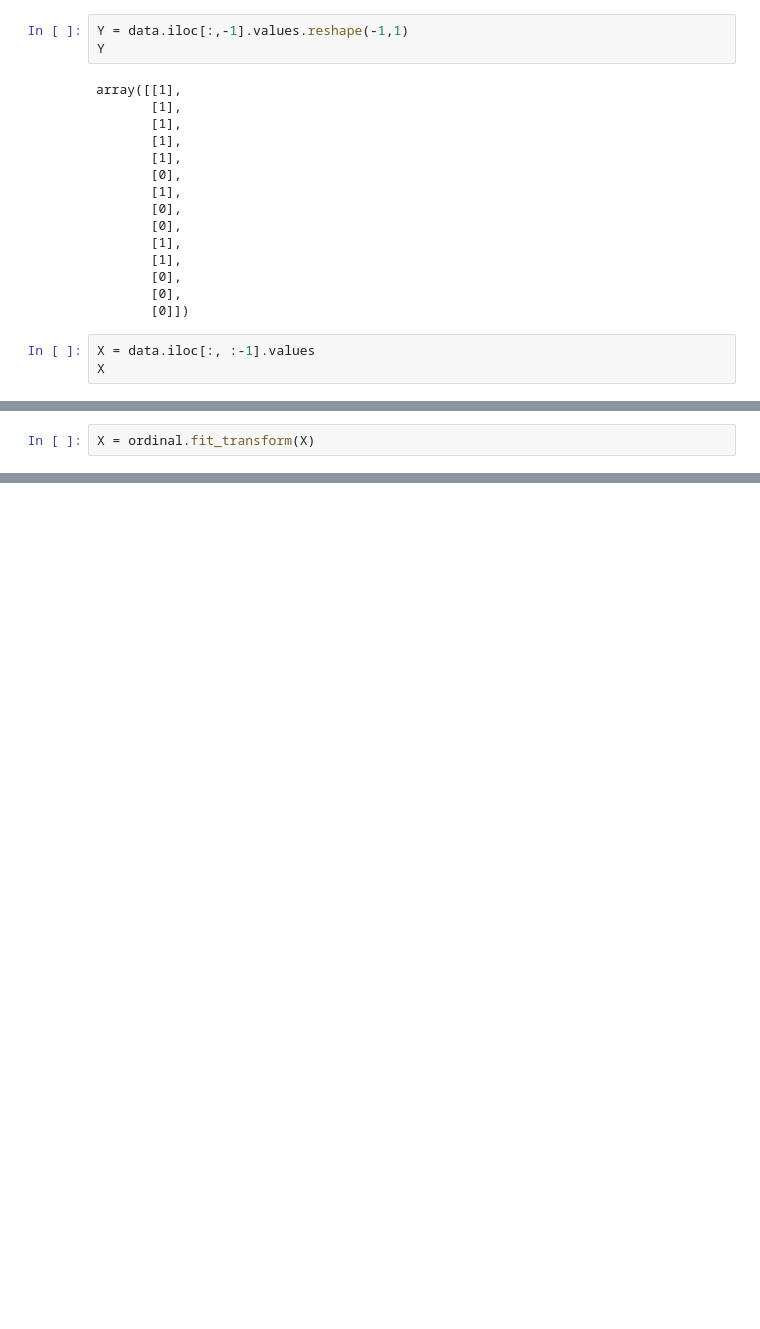
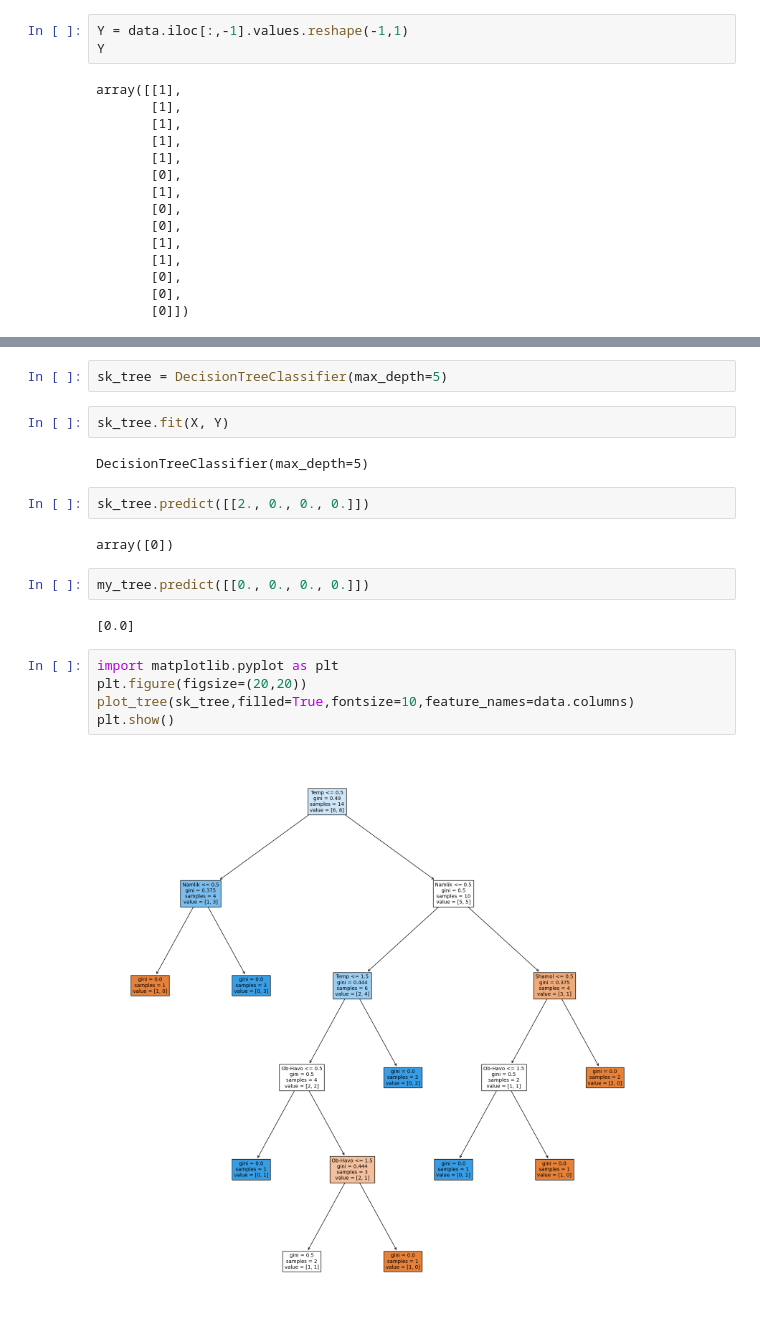
Before and after one commit to Nurik1002/MLFromScratch, a Jupyter notebook: DecisionTree.ipynb, the cells around one changed output, grey strips where cells are left out. Saved outputs shown, nothing was run; the diff lists cells and outputs as text; blank space fills up the shorter version.

```diff
--- a/DecisionTree.ipynb
+++ b/DecisionTree.ipynb
@@ -457,6 +585,3 @@ array([[1],
        [0],
        [0],
        [0]])
-# %%
-X = data.iloc[:, :-1].values
-X
@@ -478,2 +587,0 @@ array([["Yomg'ir", 'Issiq', 'Yuqori', False],
-# %%
-X = ordinal.fit_transform(X)
@@ -510,0 +630,21 @@ X_1 <= 1.0 ? 0.11479591836734704
+# %%
+sk_tree = DecisionTreeClassifier(max_depth=5)
+# %%
+sk_tree.fit(X, Y)
+# %% [output]
+DecisionTreeClassifier(max_depth=5)
+# %%
+sk_tree.predict([[2., 0., 0., 0.]])
+# %% [output]
+array([0])
+# %%
+my_tree.predict([[0., 0., 0., 0.]])
+# %% [output]
+[0.0]
+# %%
+import matplotlib.pyplot as plt
+plt.figure(figsize=(20,20))
+plot_tree(sk_tree,filled=True,fontsize=10,feature_names=data.columns)
+plt.show()
+# %% [output]
+[figure, added]
```
Also changed, not shown: parts of 20 cells of this notebook.
